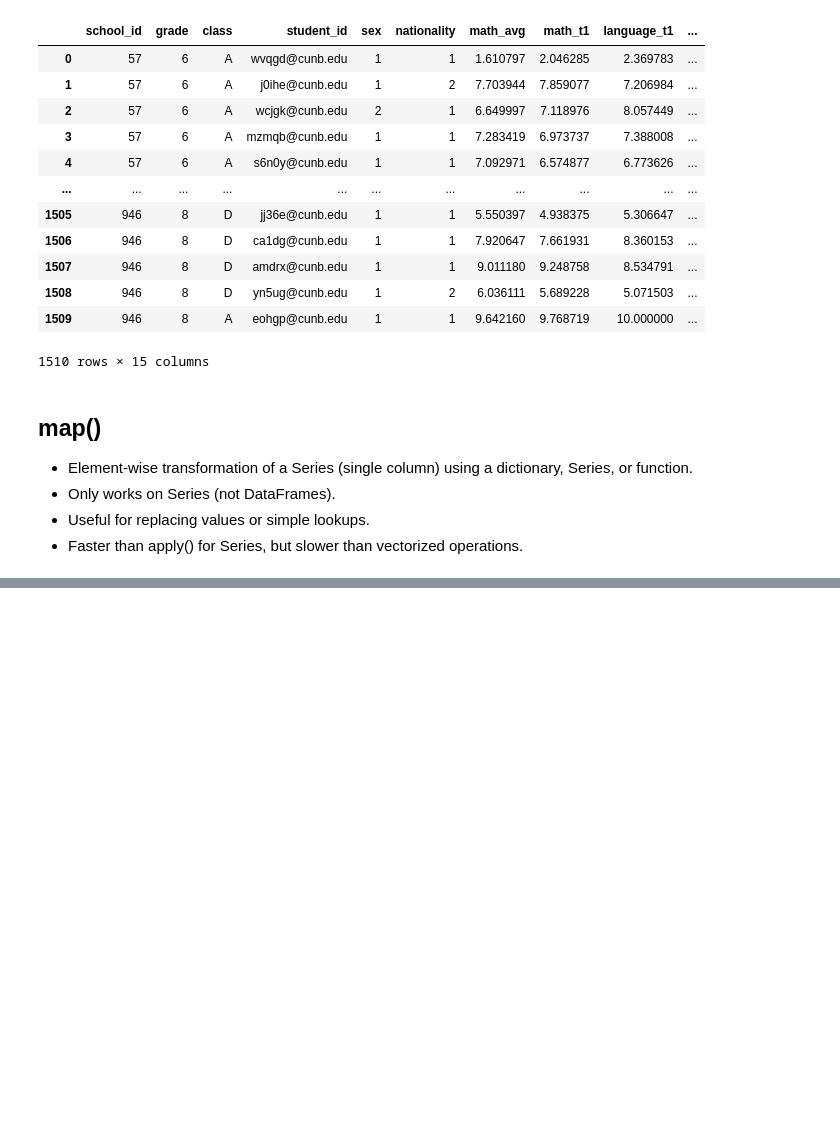
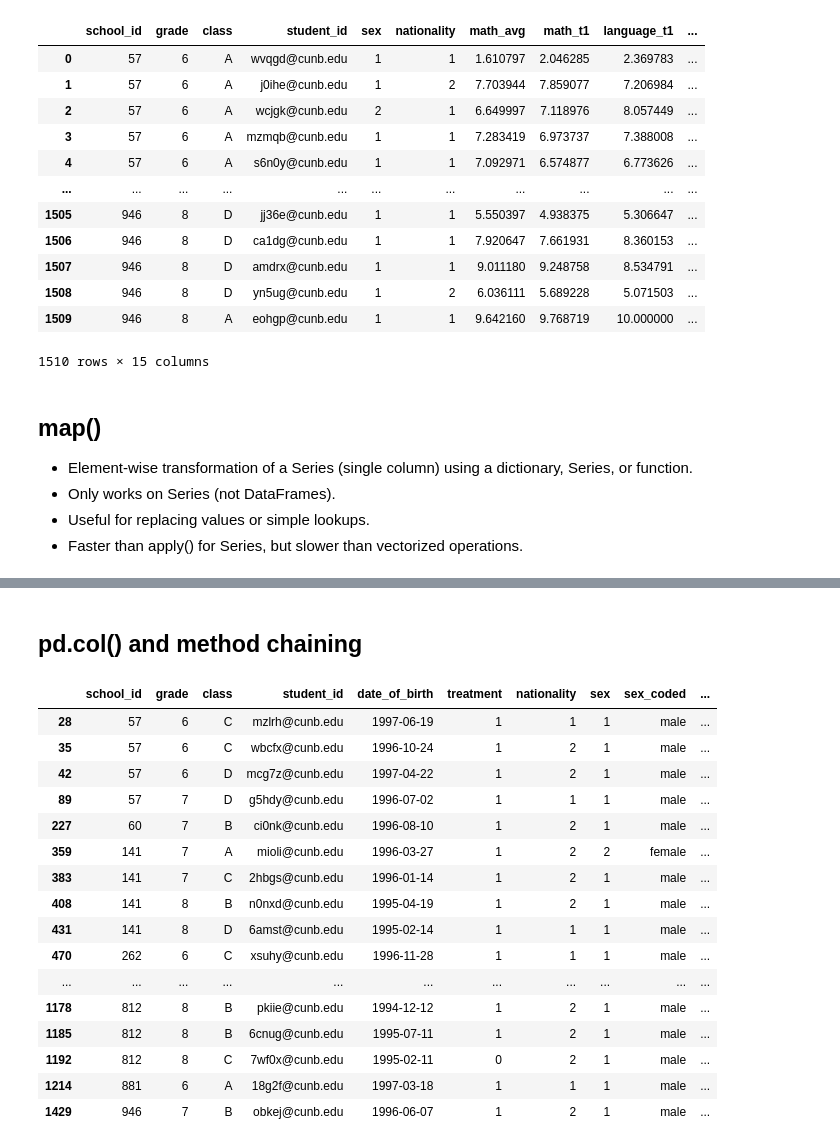
Before and after one commit to MaCoZu/python_notebooks, a Jupyter notebook: Pandas/04_Pandas_Transformations.ipynb, the cells around one changed output, grey strips where cells are left out. Saved outputs shown, nothing was run; the diff lists cells and outputs as text; code cells hidden in the pictures; blank space fills up the shorter version.

```diff
--- a/Pandas/04_Pandas_Transformations.ipynb
+++ b/Pandas/04_Pandas_Transformations.ipynb
@@ -42,4 +90,4 @@ df[:3]
 - For simple arithmetic, logical, or string operations (+, *, sum(), str.upper()) on columns.
 # %%
 df_a = df.copy()
-df_a["math_avg"] = df_a[["grade_math_t1", "grade_math_t2"]].mean(axis=1)a
+df_a["math_avg"] = df_a[["grade_math_t1", "grade_math_t2"]].mean(axis=1)
@@ -225,0 +196,23 @@ Index(['school_id', 'grade', 'class', 'student_id', 'sex', 'nationality',
+# %%
+df_b = df_b[
+    [
+        "school_id",
+        "grade",
+        "class",
+        "student_id",
+        "date_of_birth",
+        "treatment",
+        "nationality",
+        "sex",
+        "sex_coded",
+        "math_avg",
+        "math_extra",
+        "math_t1",
+        "language_t1",
+        "science_t1",
+        "math_t2",
+        "language_t2",
+        "science_t2",
+    ]
+]
+df_b
@@ -225,0 +236,13 @@ Index(['school_id', 'grade', 'class', 'student_id', 'sex', 'nationality',
+# %%
+condition = (df_b["language_t1"] < 2) & (df_b["language_t2"] < 2)
+
+df_b.insert(
+    loc=11,
+    column="language_extra",
+    value=np.where(
+        condition, (df_b["language_t1"] + df_b["language_t2"]) / 2, df_b["language_t1"]
+    ),
+)
+
+
+df_b
@@ -225,0 +315,26 @@ Index(['school_id', 'grade', 'class', 'student_id', 'sex', 'nationality',
+# %% [markdown]
+## pd.col() and method chaining
+# %%
+# pd.col() works since pandas 3.0 which allows chaining methods
+df_b.assign(
+    math_improvement=(pd.col("math_t2") - pd.col("math_t1")).round(),
+    language_improvement=(pd.col("language_t2") - pd.col("language_t1")).round(),
+).query("math_improvement > 2 and language_improvement > 2")
+# %% [output]
+|  | school_id | grade | class | student_id | date_of_birth | treatment | nationality | sex | sex_coded | ... |
+| 28 | 57 | 6 | C | mzlrh@cunb.edu | 1997-06-19 | 1 | 1 | 1 | male | ... |
+| 35 | 57 | 6 | C | wbcfx@cunb.edu | 1996-10-24 | 1 | 2 | 1 | male | ... |
+| 42 | 57 | 6 | D | mcg7z@cunb.edu | 1997-04-22 | 1 | 2 | 1 | male | ... |
+| 89 | 57 | 7 | D | g5hdy@cunb.edu | 1996-07-02 | 1 | 1 | 1 | male | ... |
+| 227 | 60 | 7 | B | ci0nk@cunb.edu | 1996-08-10 | 1 | 2 | 1 | male | ... |
+| 359 | 141 | 7 | A | mioli@cunb.edu | 1996-03-27 | 1 | 2 | 2 | female | ... |
+| 383 | 141 | 7 | C | 2hbgs@cunb.edu | 1996-01-14 | 1 | 2 | 1 | male | ... |
+| 408 | 141 | 8 | B | n0nxd@cunb.edu | 1995-04-19 | 1 | 2 | 1 | male | ... |
+| 431 | 141 | 8 | D | 6amst@cunb.edu | 1995-02-14 | 1 | 1 | 1 | male | ... |
+| 470 | 262 | 6 | C | xsuhy@cunb.edu | 1996-11-28 | 1 | 1 | 1 | male | ... |
+| ... | ... | ... | ... | ... | ... | ... | ... | ... | ... | ... |
+| 1178 | 812 | 8 | B | pkiie@cunb.edu | 1994-12-12 | 1 | 2 | 1 | male | ... |
+| 1185 | 812 | 8 | B | 6cnug@cunb.edu | 1995-07-11 | 1 | 2 | 1 | male | ... |
+| 1192 | 812 | 8 | C | 7wf0x@cunb.edu | 1995-02-11 | 0 | 2 | 1 | male | ... |
+| 1214 | 881 | 6 | A | 18g2f@cunb.edu | 1997-03-18 | 1 | 1 | 1 | male | ... |
+| 1429 | 946 | 7 | B | obkej@cunb.edu | 1996-06-07 | 1 | 2 | 1 | male | ... |
```
Also changed, not shown: parts of 38 cells of this notebook, 1 other file.
